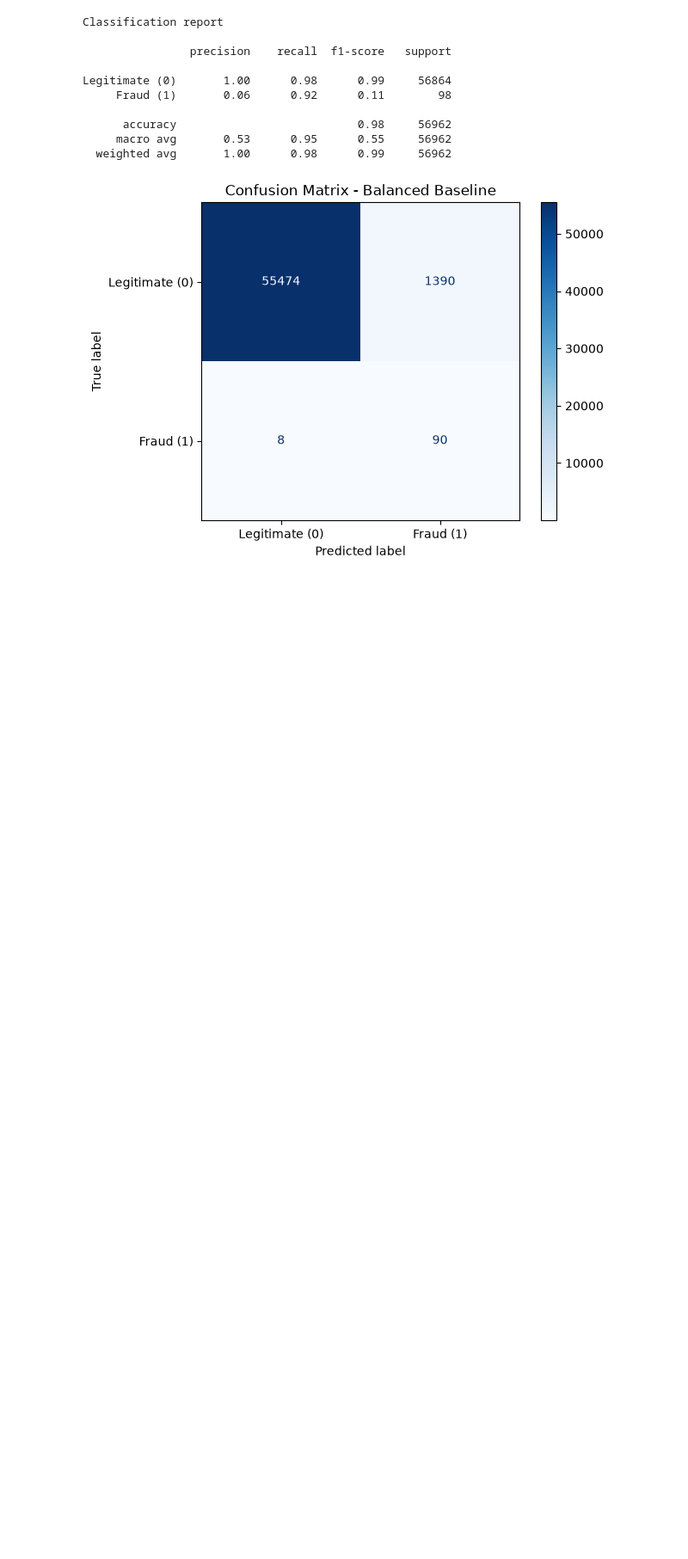
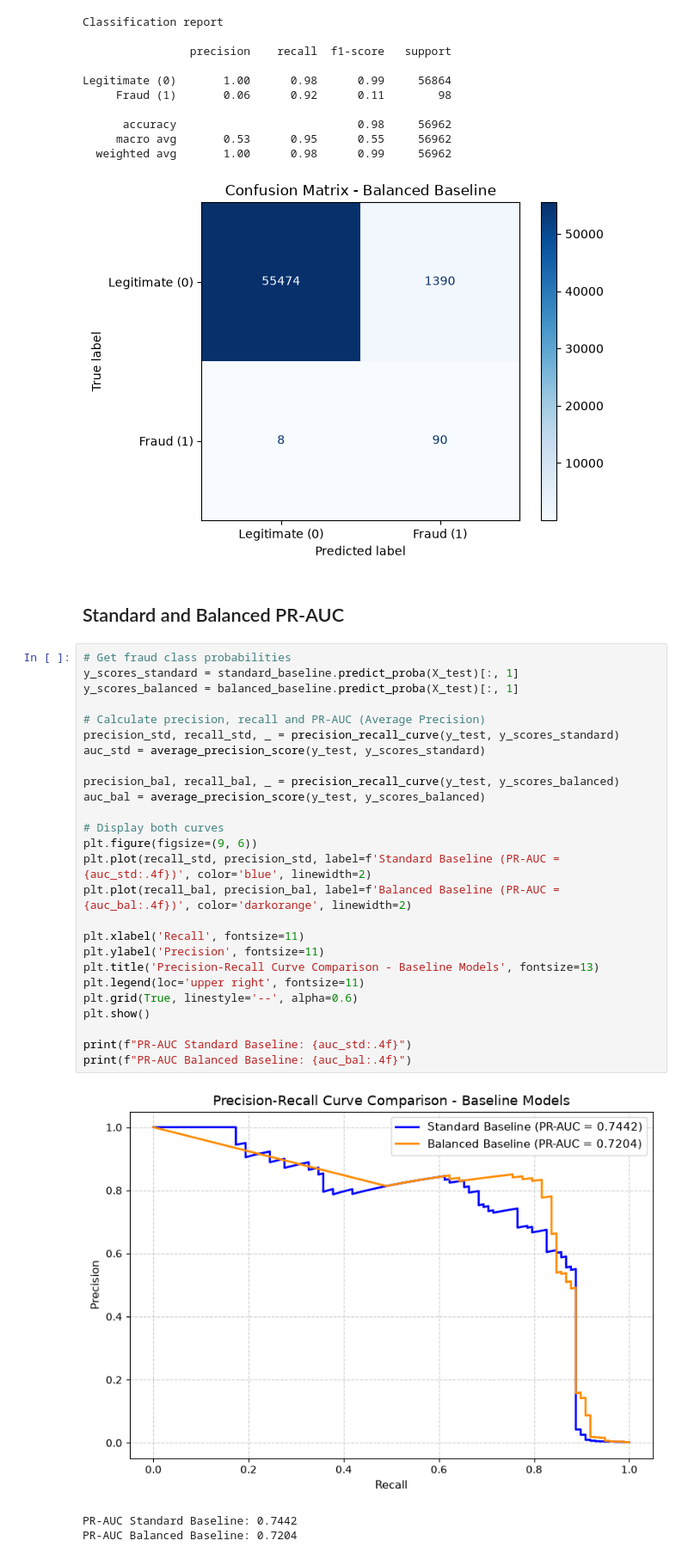
Before and after one commit to sgcuervo/credit-card-fraud-detection, a Jupyter notebook: credit-card-fraud-detection.ipynb, the cells around one changed output. Shown at 86% size. Cells and saved outputs as stored; diff of their text form; blank space fills up the shorter version.

```diff
--- a/credit-card-fraud-detection.ipynb
+++ b/credit-card-fraud-detection.ipynb
@@ -301,3 +304,35 @@ Legitimate (0)       1.00      0.98      0.99     56864
      macro avg       0.53      0.95      0.55     56962
   weighted avg       1.00      0.98      0.99     56962
 [figure]
+# %% [markdown]
+## Standard and Balanced PR-AUC
+# %%
+# Get fraud class probabilities
+y_scores_standard = standard_baseline.predict_proba(X_test)[:, 1]
+y_scores_balanced = balanced_baseline.predict_proba(X_test)[:, 1]
+
+# Calculate precision, recall and PR-AUC (Average Precision)
+precision_std, recall_std, _ = precision_recall_curve(y_test, y_scores_standard)
+auc_std = average_precision_score(y_test, y_scores_standard)
+
+precision_bal, recall_bal, _ = precision_recall_curve(y_test, y_scores_balanced)
+auc_bal = average_precision_score(y_test, y_scores_balanced)
+
+# Display both curves
+plt.figure(figsize=(9, 6))
+plt.plot(recall_std, precision_std, label=f'Standard Baseline (PR-AUC = {auc_std:.4f})', color='blue', linewidth=2)
+plt.plot(recall_bal, precision_bal, label=f'Balanced Baseline (PR-AUC = {auc_bal:.4f})', color='darkorange', linewidth=2)
+
+plt.xlabel('Recall', fontsize=11)
+plt.ylabel('Precision', fontsize=11)
+plt.title('Precision-Recall Curve Comparison - Baseline Models', fontsize=13)
+plt.legend(loc='upper right', fontsize=11)
+plt.grid(True, linestyle='--', alpha=0.6)
+plt.show()
+
+print(f"PR-AUC Standard Baseline: {auc_std:.4f}")
+print(f"PR-AUC Balanced Baseline: {auc_bal:.4f}")
+# %% [output]
+[figure, added]
+PR-AUC Standard Baseline: 0.7442
+PR-AUC Balanced Baseline: 0.7204
```
Also changed, not shown: parts of 2 cells of this notebook.
